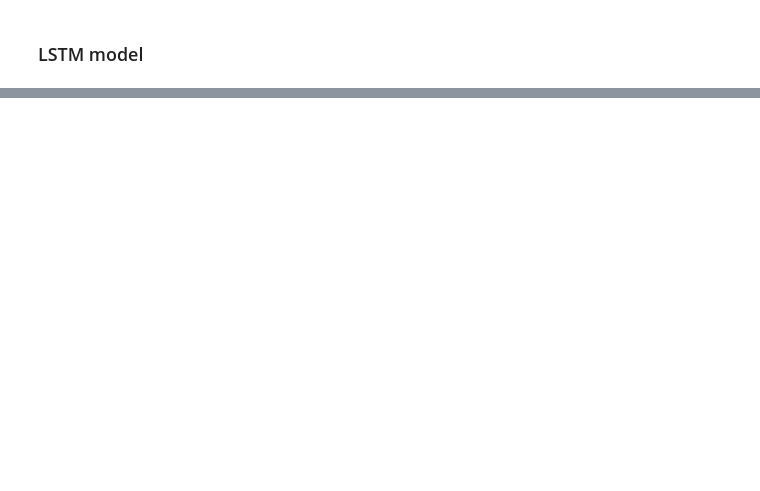
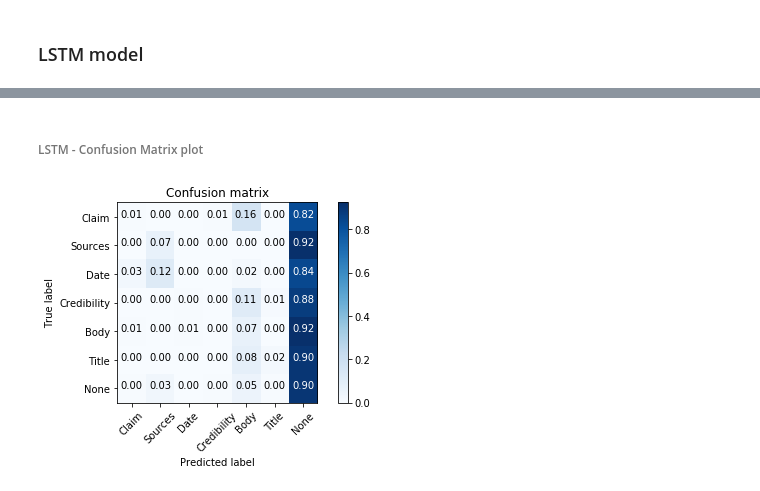
Before and after one commit to vwoloszyn/claim2features, a Jupyter notebook: LSTM_tests.ipynb, the cells around one changed output, grey strips where cells are left out. Cells and saved outputs as stored; diff of their text form; code cells hidden in the pictures; blank space fills up the shorter version.

```diff
--- a/LSTM_tests.ipynb
+++ b/LSTM_tests.ipynb
@@ -264,21 +264,2 @@ plot_confusion_matrix(cm, ['Body', 'Claim', 'Title', 'Date', 'Sources', 'None',
 # %% [markdown]
 ### LSTM model
-# %%
-from keras.models import Model
-from keras.layers import TimeDistributed,Conv1D,Dense,Embedding,Input,Dropout,LSTM,Bidirectional,MaxPooling1D,Flatten,concatenate
-
-
-tag_input = Input(shape=(None,), dtype='int32', name='tags_input')
-tag = Embedding(output_dim=tagEmbeddings.shape[1], input_dim=tagEmbeddings.shape[0], weights=[tagEmbeddings], trainable=False)(tag_input)
-
-level_input = Input(shape=(None,), dtype='int32', name='levels_input')
-level = Embedding(output_dim=levelEmbeddings.shape[1], input_dim=levelEmbeddings.shape[0], weights=[levelEmbeddings], trainable=False)(level_input)
-
-output = concatenate([tag, level])
-output = Bidirectional(LSTM(200, return_sequences=True, dropout=0.50, recurrent_dropout=0.25))(output)
-output = TimeDistributed(Dense(len(label2Idx), activation='softmax'))(output)
-
-model = Model(inputs=[tag_input, level_input], outputs=[output])
-model.compile(loss='sparse_categorical_crossentropy', optimizer='rmsprop')
-model.summary()
-#model.fit([tag_features, level_features], labels, epochs=10)
@@ -284,0 +380,13 @@ model.summary()
+# %% [markdown]
+###### LSTM - Confusion Matrix plot
+# %%
+nc = []
+for c in confusion:
+    d = len(label2Idx) - len(c)
+    c = np.pad(c, (0,d), 'constant')
+    nc.append(c)
+confusion = nc
+cm = np.mean(confusion, axis=0)
+plot_confusion_matrix(cm, label2Idx.keys(), normalize=True)
+# %% [output]
+[figure, added]
```
Also changed, not shown: parts of 9 cells of this notebook.
